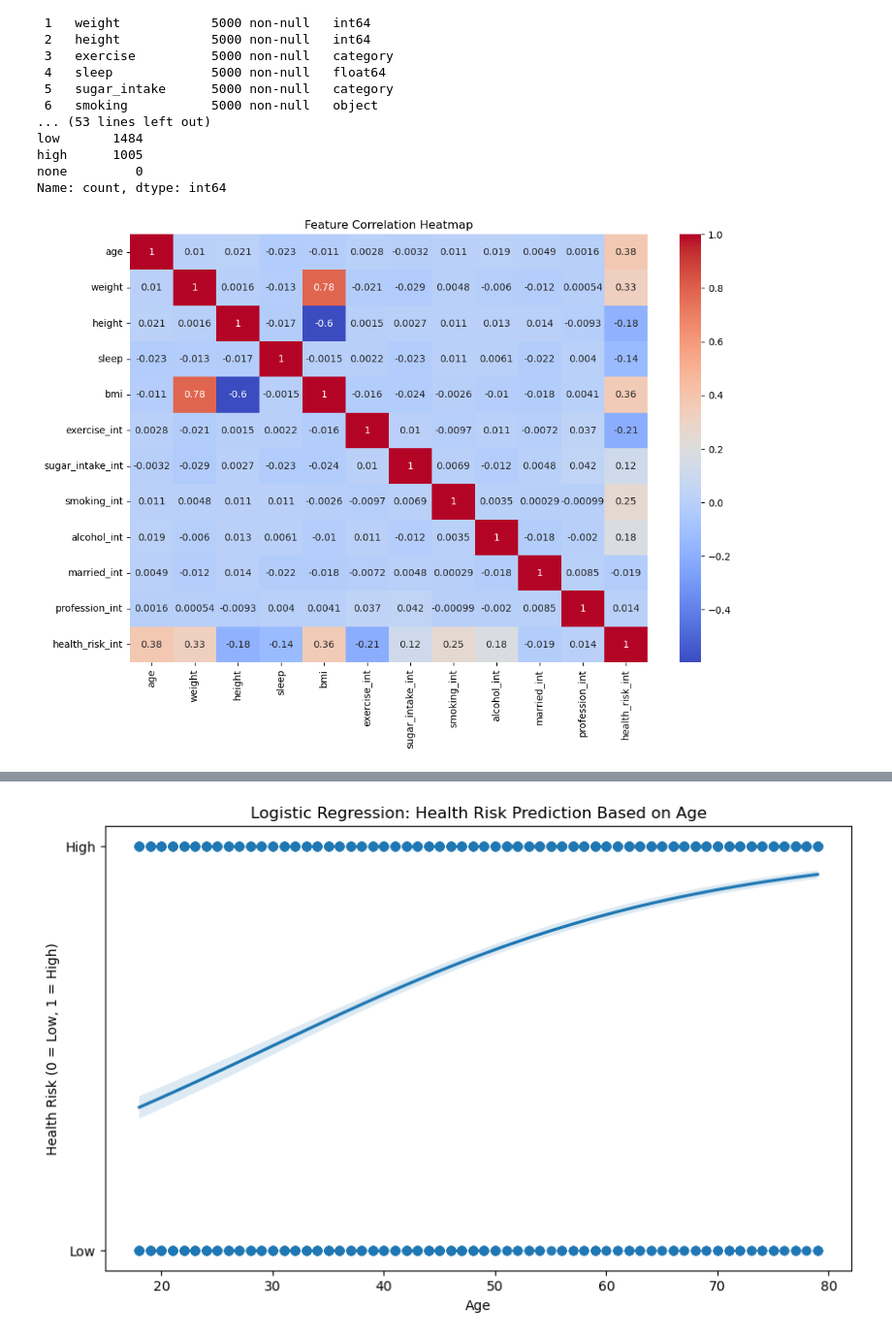
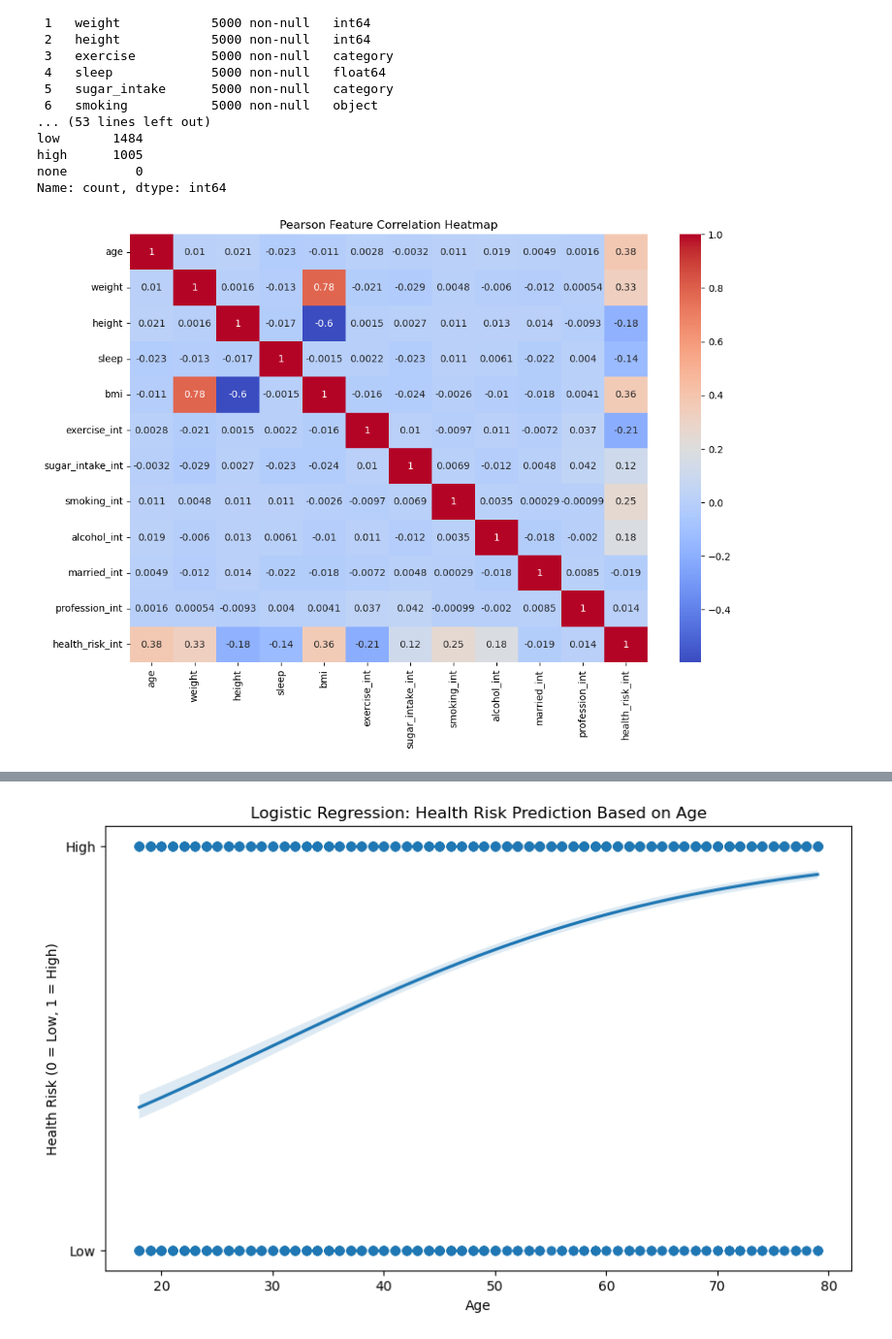
Before and after one commit to MyleeCS/Lifestyle-and-Health-Risk-EDA, a Jupyter notebook: lifestyle-and-health-risk-eda.ipynb, the cells around one changed output, grey strips where cells are left out. Shown at 97% size. Saved outputs shown, nothing was run; the diff lists cells and outputs as text; code cells hidden in the pictures.

```diff
--- a/lifestyle-and-health-risk-eda.ipynb
+++ b/lifestyle-and-health-risk-eda.ipynb
@@ -164,11 +167,11 @@ Name: count, dtype: int64
 # %%
 numerical_features = ['age', 'weight', 'height', 'sleep', 'bmi', 'exercise_int', 'sugar_intake_int', 'smoking_int', 'alcohol_int', 'married_int', 'profession_int', 'health_risk_int']
 correlation_matrix = df[numerical_features].corr()
 
 #The numbers were overlapping so the figure is 12 by 8
 plt.figure(figsize=(12, 8))
 sns.heatmap(correlation_matrix, annot=True, cmap='coolwarm')
-plt.title('Feature Correlation Heatmap')
+plt.title('Pearson Feature Correlation Heatmap')
 plt.show()
 # %% [output]
-[figure, old version]
+[figure, new version]
```
Also changed, not shown: parts of 6 cells of this notebook.
